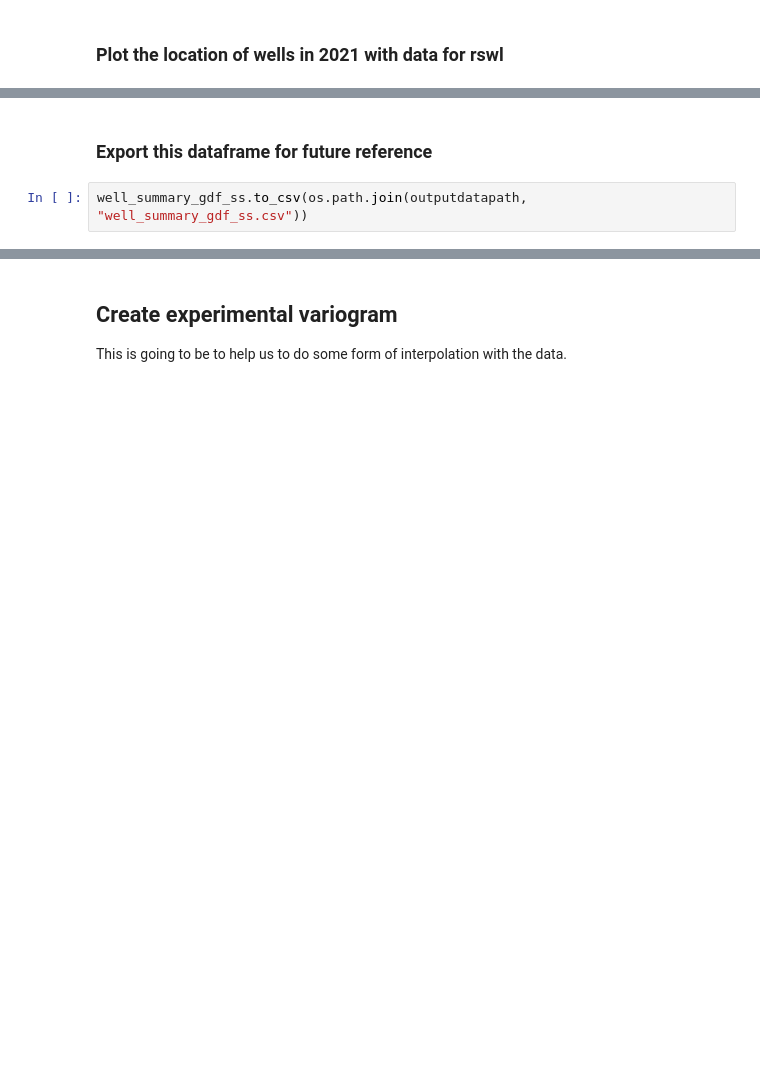
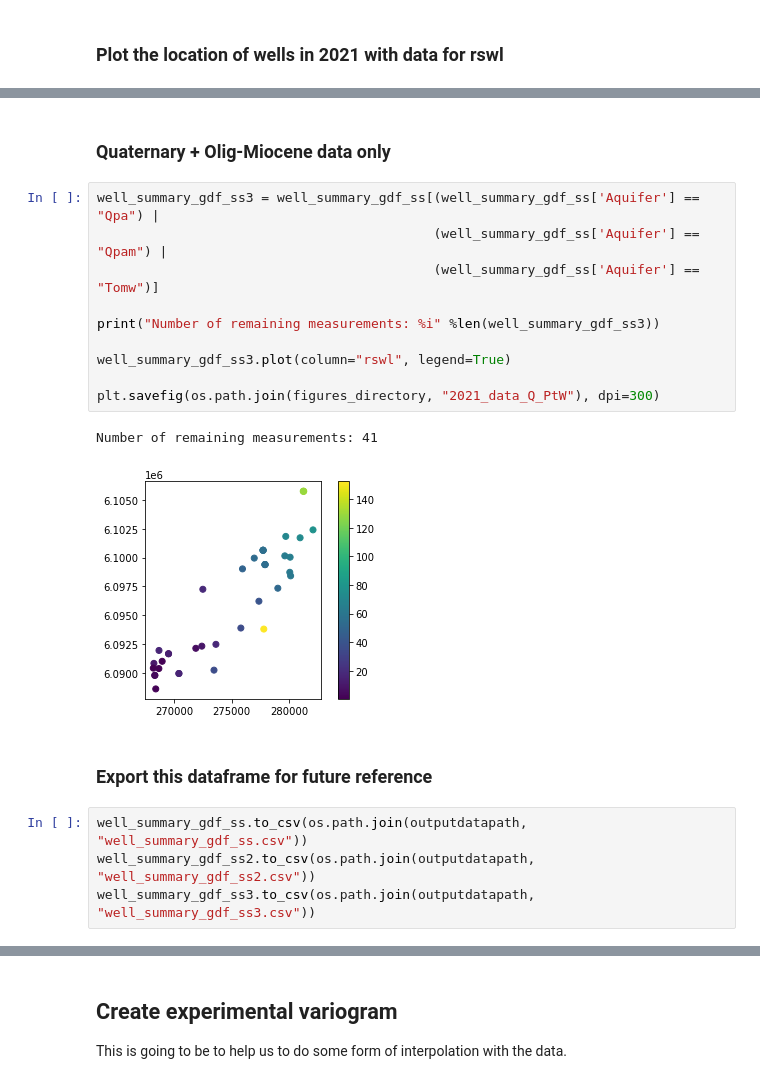
Before and after one commit to sarahkmarshall/willunga_wt, a Jupyter notebook: willunga_ts_wl.ipynb, the cells around one changed output, grey strips where cells are left out. Drawn from its saved outputs; the diff is of its cells as text; blank space fills up the shorter version.

```diff
--- a/willunga_ts_wl.ipynb
+++ b/willunga_ts_wl.ipynb
@@ -167,4 +226,21 @@ well_summary_gdf_ss.plot(column="rswl", legend=True)
+# %% [markdown]
+### Quaternary + Olig-Miocene data only
+# %%
+well_summary_gdf_ss3 = well_summary_gdf_ss[(well_summary_gdf_ss['Aquifer'] == "Qpa") |
+                                           (well_summary_gdf_ss['Aquifer'] == "Qpam") |
+                                           (well_summary_gdf_ss['Aquifer'] == "Tomw")]
+
+print("Number of remaining measurements: %i" %len(well_summary_gdf_ss3))
+
+well_summary_gdf_ss3.plot(column="rswl", legend=True)
+
+plt.savefig(os.path.join(figures_directory, "2021_data_Q_PtW"), dpi=300)
+# %% [output]
+Number of remaining measurements: 41
+[figure, added]
 # %% [markdown]
 ### Export this dataframe for future reference
 # %%
 well_summary_gdf_ss.to_csv(os.path.join(outputdatapath, "well_summary_gdf_ss.csv"))
+well_summary_gdf_ss2.to_csv(os.path.join(outputdatapath, "well_summary_gdf_ss2.csv"))
+well_summary_gdf_ss3.to_csv(os.path.join(outputdatapath, "well_summary_gdf_ss3.csv"))
```
Also changed, not shown: parts of 49 cells of this notebook.
